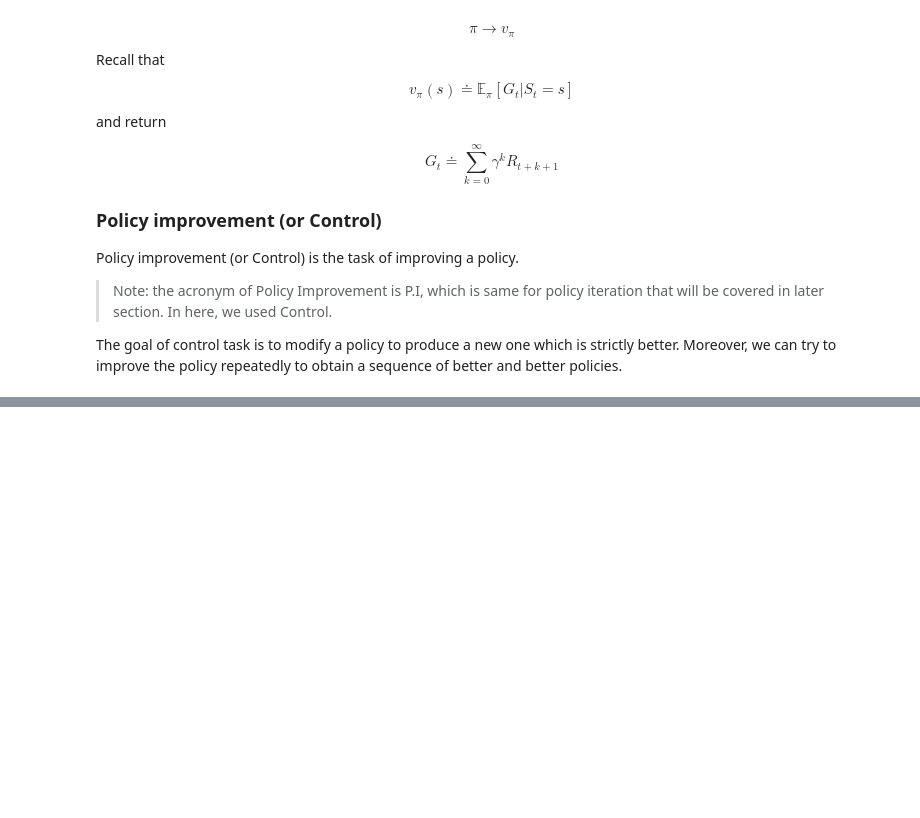
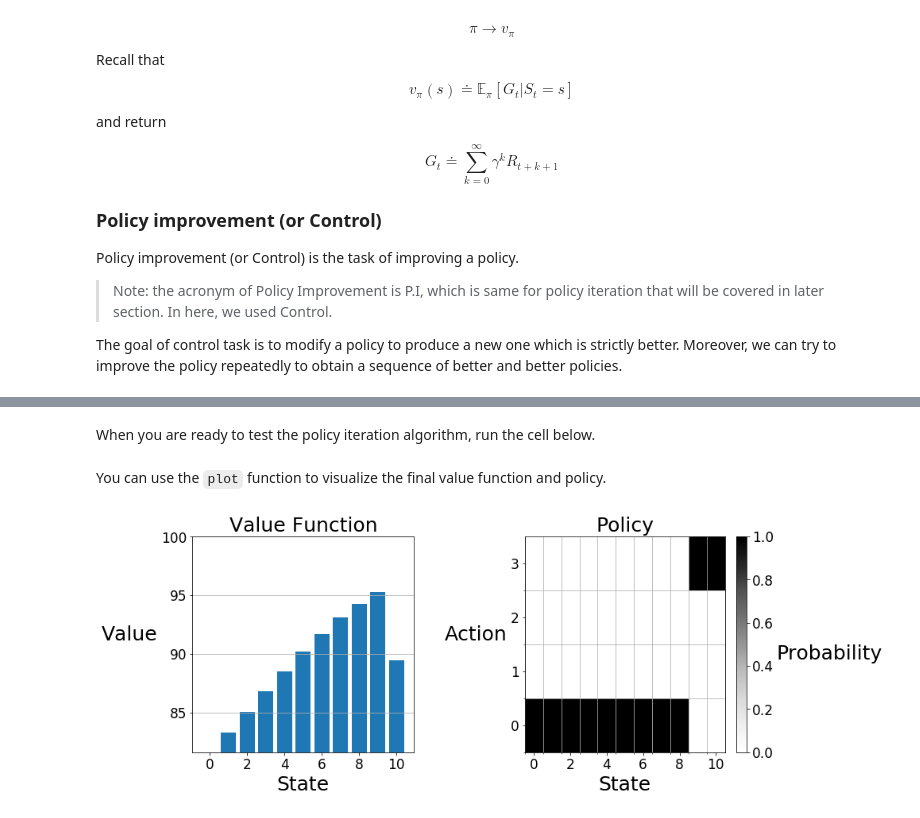
Before and after one commit to anilkunwar/coursera, a Jupyter notebook: UoA_Fundamentals_of_Reinforcement_Learning/dynamic-programming.ipynb, the cells around one changed output, grey strips where cells are left out. Saved outputs shown, nothing was run; the diff lists cells and outputs as text; code cells hidden in the pictures; blank space fills up the shorter version.

```diff
--- a/UoA_Fundamentals_of_Reinforcement_Learning/dynamic-programming.ipynb
+++ b/UoA_Fundamentals_of_Reinforcement_Learning/dynamic-programming.ipynb
@@ -41,0 +294,22 @@ The goal of control task is to modify a policy to produce a new one which is str
+# %%
+def improve_policy(env, V, pi, gamma):
+    policy_stable = True
+    for s in env.S:
+        old = pi[s].copy()
+        q_greedify_policy(env, V, pi, s, gamma)
+
+        if not np.array_equal(pi[s], old):
+            policy_stable = False
+
+    return pi, policy_stable
+
+def policy_iteration(env, gamma, theta):
+    V = np.zeros(len(env.S))
+    pi = np.ones((len(env.S), len(env.A))) / len(env.A)
+    policy_stable = False
+
+    while not policy_stable:
+        V = evaluate_policy(env, V, pi, gamma, theta)
+        pi, policy_stable = improve_policy(env, V, pi, gamma)
+
+    return V, pi
@@ -41,0 +328,13 @@ The goal of control task is to modify a policy to produce a new one which is str
+# %% [markdown]
+When you are ready to test the policy iteration algorithm, run the cell below.
+# %%
+env = tools.ParkingWorld(num_spaces=10, num_prices=4)
+gamma = 0.9
+theta = 0.1
+V, pi = policy_iteration(env, gamma, theta)
+# %% [markdown]
+You can use the ``plot`` function to visualize the final value function and policy.
+# %%
+tools.plot(V, pi)
+# %% [output]
+[figure, added]
```
Also changed, not shown: parts of 50 cells of this notebook, 4 other files.
